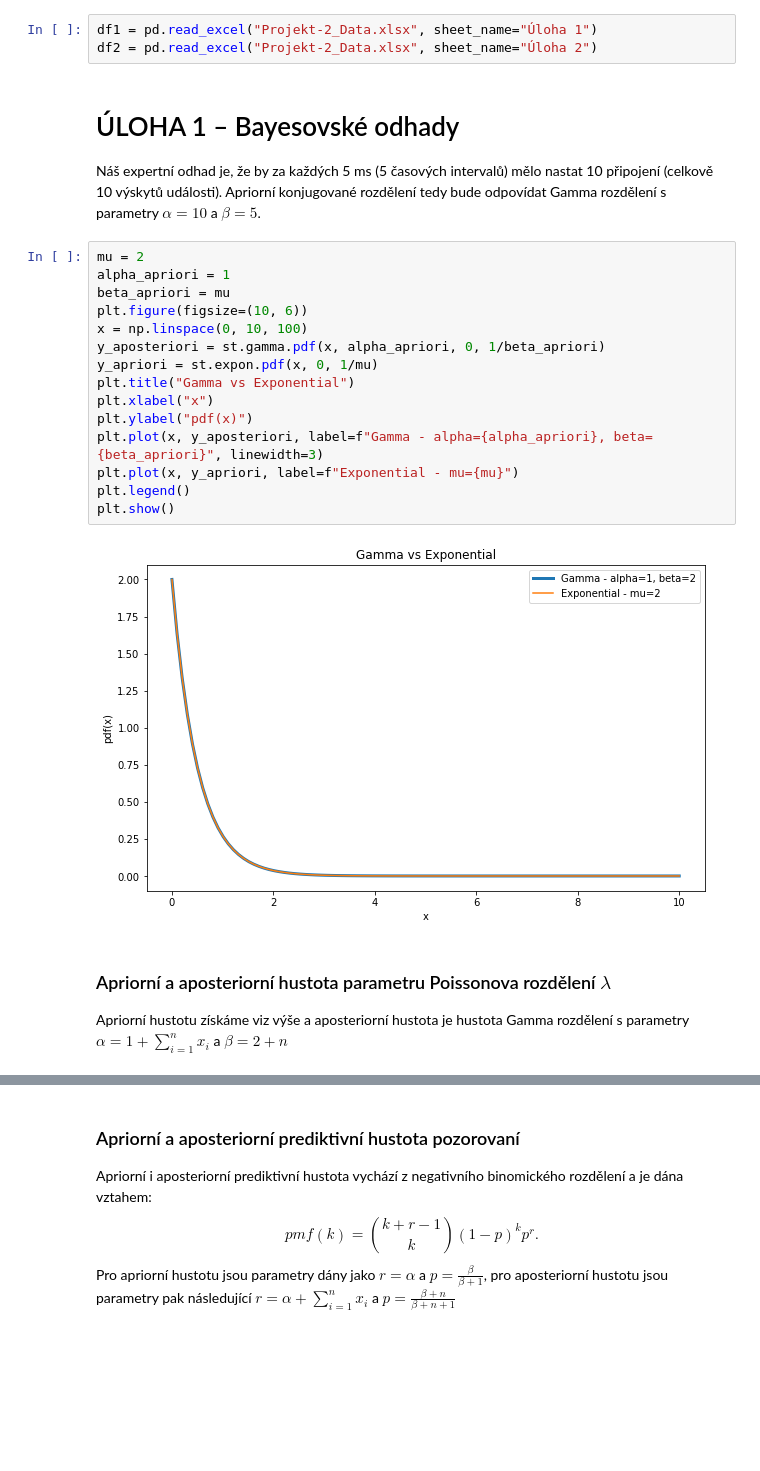
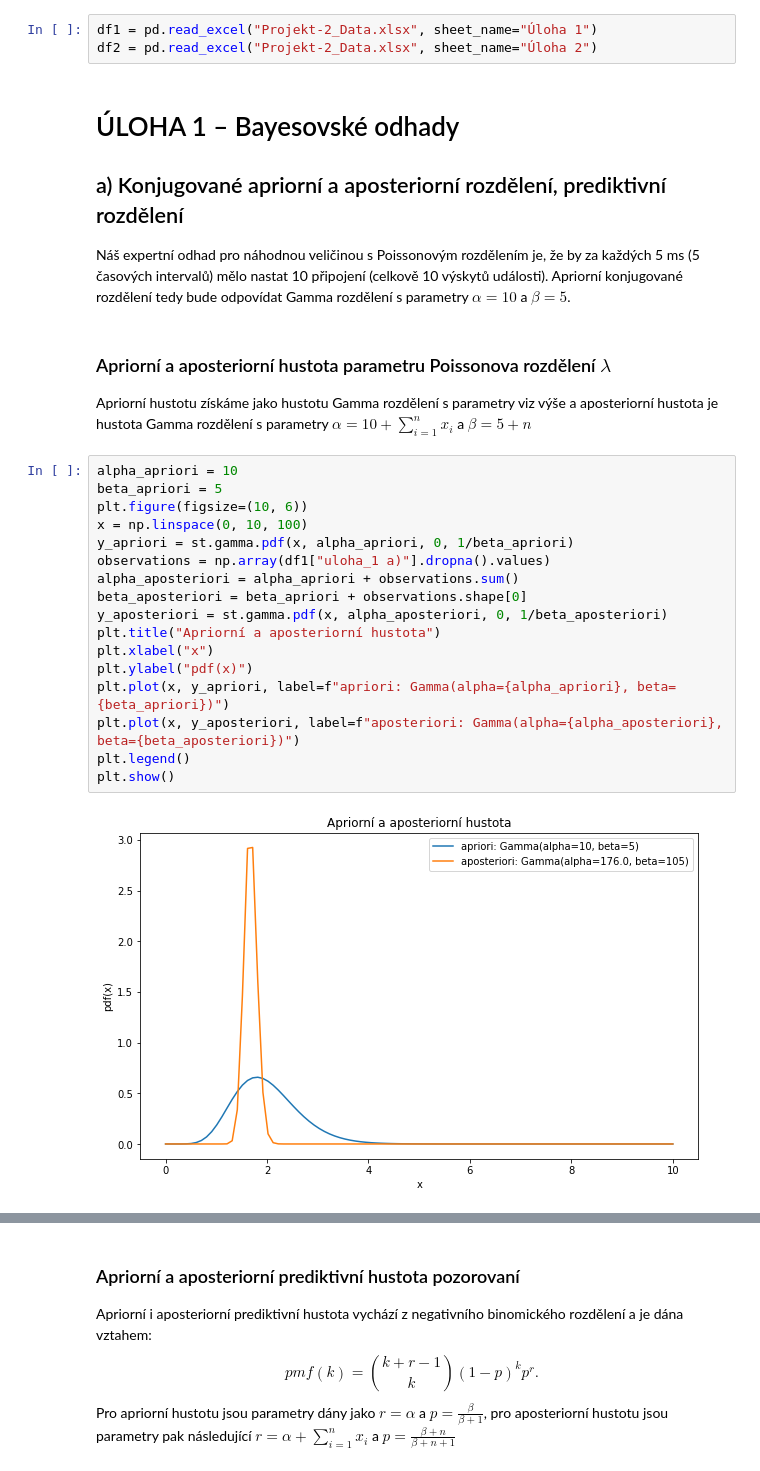
Before and after one commit to xmihol00/MSP, a Jupyter notebook: proj2/proj2.ipynb, the cells around one changed output, grey strips where cells are left out. Saved outputs shown, nothing was run; the diff lists cells and outputs as text; blank space fills up the shorter version.

```diff
--- a/proj2/proj2.ipynb
+++ b/proj2/proj2.ipynb
@@ -9,7 +9,8 @@ df1 = pd.read_excel("Projekt-2_Data.xlsx", sheet_name="Úloha 1")
 df2 = pd.read_excel("Projekt-2_Data.xlsx", sheet_name="Úloha 2")
 # %% [markdown]
 # ÚLOHA 1 – Bayesovské odhady
-Náš expertní odhad je, že by za každých 5 ms (5 časových intervalů) mělo nastat 10 připojení (celkově 10 výskytů události). Apriorní konjugované rozdělení tedy bude odpovídat
+## a) Konjugované apriorní a aposteriorní rozdělení, prediktivní rozdělení
+Náš expertní odhad pro náhodnou veličinou s Poissonovým rozdělením je, že by za každých 5 ms (5 časových intervalů) mělo nastat 10 připojení (celkově 10 výskytů události). Apriorní konjugované rozdělení tedy bude odpovídat
 Gamma rozdělení s parametry $\alpha=10$ a $\beta=5$.
 
 <!--
@@ -28,23 +29,25 @@ Pro parametry $\alpha$ a $\beta$ bude zřejmě platit následující, abychom mo
 
 Správnost volby konjugovaného apriorního rozdělení pak ověříme graficky.
 >
+# %% [markdown]
+### Apriorní a aposteriorní hustota parametru Poissonova rozdělení $\lambda$
+Apriorní hustotu získáme jako hustotu Gamma rozdělení s parametry viz výše a aposteriorní hustota je hustota Gamma rozdělení s parametry $\alpha=10 + \sum^{n}_{i=1} x_i$ a $\beta=5+n$
 # %%
-mu = 2
-alpha_apriori = 1
-beta_apriori = mu
+alpha_apriori = 10
+beta_apriori = 5
 plt.figure(figsize=(10, 6))
 x = np.linspace(0, 10, 100)
-y_aposteriori = st.gamma.pdf(x, alpha_apriori, 0, 1/beta_apriori)
-y_apriori = st.expon.pdf(x, 0, 1/mu)
-plt.title("Gamma vs Exponential")
+y_apriori = st.gamma.pdf(x, alpha_apriori, 0, 1/beta_apriori)
+observations = np.array(df1["uloha_1 a)"].dropna().values)
+alpha_aposteriori = alpha_apriori + observations.sum()
+beta_aposteriori = beta_apriori + observations.shape[0]
+y_aposteriori = st.gamma.pdf(x, alpha_aposteriori, 0, 1/beta_aposteriori)
+plt.title("Apriorní a aposteriorní hustota")
 plt.xlabel("x")
 plt.ylabel("pdf(x)")
-plt.plot(x, y_aposteriori, label=f"Gamma - alpha={alpha_apriori}, beta={beta_apriori}", linewidth=3)
-plt.plot(x, y_apriori, label=f"Exponential - mu={mu}")
+plt.plot(x, y_apriori, label=f"apriori: Gamma(alpha={alpha_apriori}, beta={beta_apriori})")
+plt.plot(x, y_aposteriori, label=f"aposteriori: Gamma(alpha={alpha_aposteriori}, beta={beta_aposteriori})")
 plt.legend()
 plt.show()
 # %% [output]
-[figure, old version]
+[figure, new version]
-# %% [markdown]
-### Apriorní a aposteriorní hustota parametru Poissonova rozdělení $\lambda$
-Apriorní hustotu získáme viz výše a aposteriorní hustota je hustota Gamma rozdělení s parametry $\alpha=1 + \sum^{n}_{i=1} x_i$ a $\beta=2+n$
```
Also changed, not shown: parts of 10 cells of this notebook.
